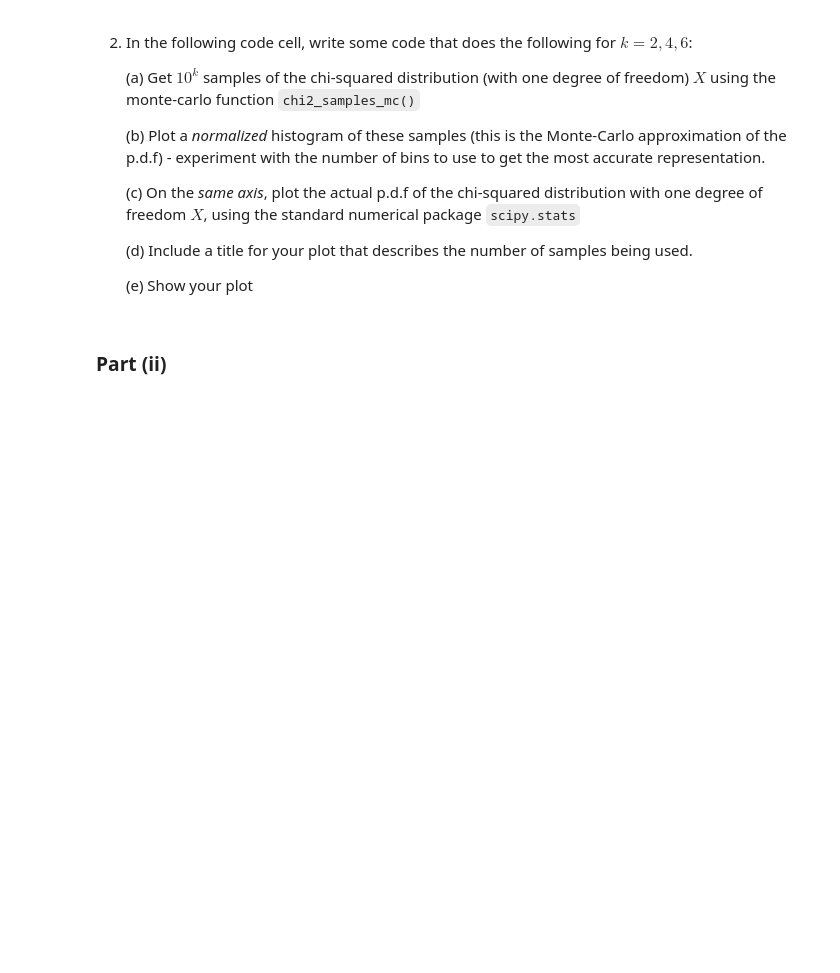
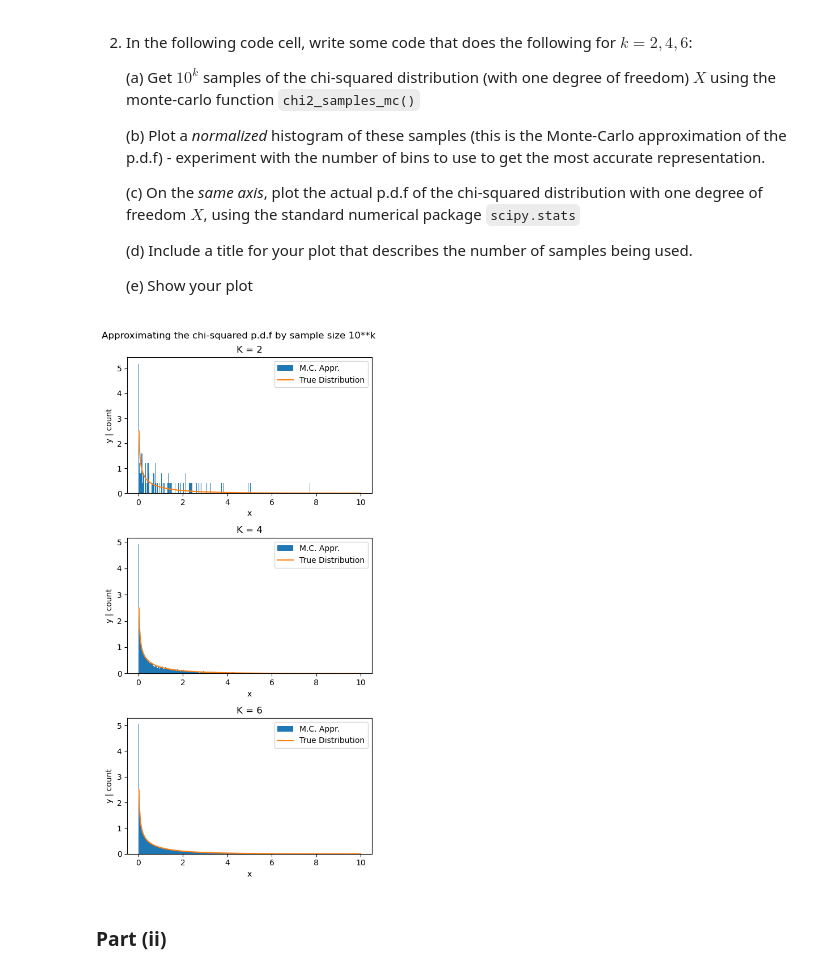
Before and after one commit to noah08642/Vol2-Coding-Assignments, a Jupyter notebook: hw_7_1_7_2.ipynb, the cells around one changed output. Saved outputs shown, nothing was run; the diff lists cells and outputs as text; code cells hidden in the pictures; blank space fills up the shorter version.

```diff
--- a/hw_7_1_7_2.ipynb
+++ b/hw_7_1_7_2.ipynb
@@ -33,7 +33,8 @@ def chi2_samples_mc(rng: np.random.Generator, n: int) -> np.ndarray:
     Returns:
         array - The n samples requested
     """
-    ...     # Delete this line and write your own code here
+
+    return rng.chisquare(1, n)
 # %% [markdown]
 2. In the following code cell, write some code that does the following for $k = 2, 4, 6$:
 
@@ -51,3 +50,25 @@ def chi2_samples_mc(rng: np.random.Generator, n: int) -> np.ndarray:
+# %%
+bins = np.linspace(0, 10, 400)
+plt.figure()
+rng = np.random.default_rng()
+for k, subplot in zip([2, 4, 6], [(311),(312),(313)]):
+
+    n = 10**k
+    samples = chi2_samples_mc(rng, n)
+
+    plt.subplot(subplot)
+    plt.hist(samples, bins, density=True, label="M.C. Appr.")
+    plt.plot(bins, chi2.pdf(bins, 1), label = "True Distribution")
+    plt.xlabel("x")
+    plt.ylabel("y | count")
+    plt.title(f"K = {k}")
+    plt.legend()
+
+plt.gcf().set_size_inches(5, 10)
+plt.suptitle("Approximating the chi-squared p.d.f by sample size 10**k")
+plt.tight_layout()
+# %% [output]
+[figure, added]
 # %% [markdown]
 ### Part (ii)
 # %% [markdown]
```
Also changed, not shown: parts of 29 cells of this notebook.
